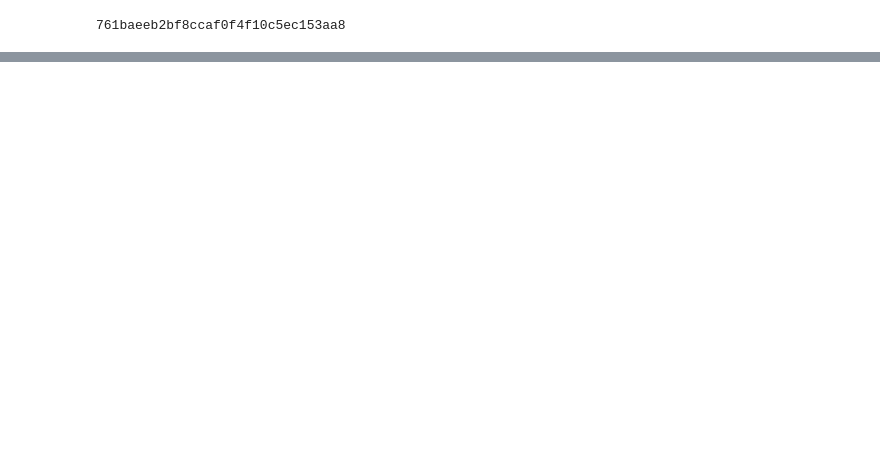
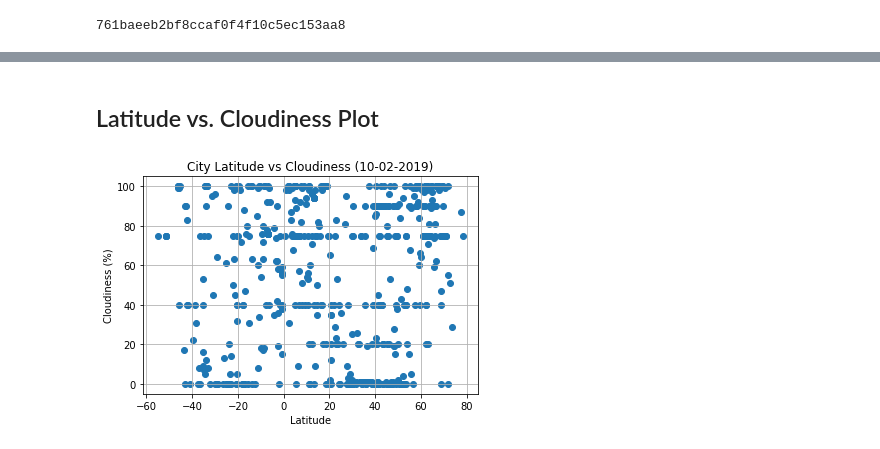
Before and after one commit to vicaterina/python-api-challenge, a Jupyter notebook: WeatherPy/WeatherPy.ipynb, the cells around one changed output, grey strips where cells are left out. Saved outputs shown, nothing was run; the diff lists cells and outputs as text; code cells hidden in the pictures; blank space fills up the shorter version.

```diff
--- a/WeatherPy/WeatherPy.ipynb
+++ b/WeatherPy/WeatherPy.ipynb
@@ -108,0 +245,25 @@ plt.show()
+# %% [markdown]
+## Latitude vs. Cloudiness Plot
+# %%
+# Build a scatter plot for each data type
+plt.scatter(weather_data["Lat"], weather_data["Cloudiness"], marker="o")
+
+# Grab date of analysis Assistance from StackOverflow
+#https://stackoverflow.com/questions/3682748/converting-unix-timestamp-string-to-readable-date
+
+timestamp = weather_data['Date'].iloc[0]
+ts=datetime.utcfromtimestamp(timestamp).strftime('%m-%d-%Y')
+
+# Incorporate the other graph properties
+plt.title(f"City Latitude vs Cloudiness ({ts})")
+plt.ylabel("Cloudiness (%)")
+plt.xlabel("Latitude")
+plt.grid(True)
+
+# Save the figure
+plt.savefig("CityLat_vs_Cloudiness.png")
+
+# Show plot
+plt.show()
+# %% [output]
+[figure, added]
```
Also changed, not shown: parts of 25 cells of this notebook, 5 other files.
